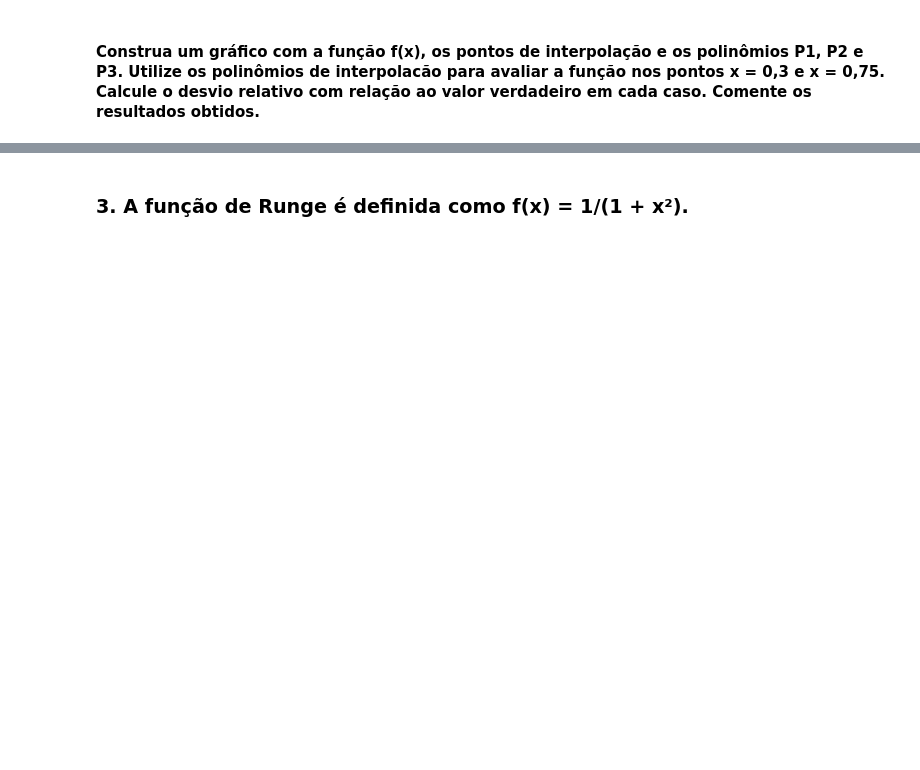
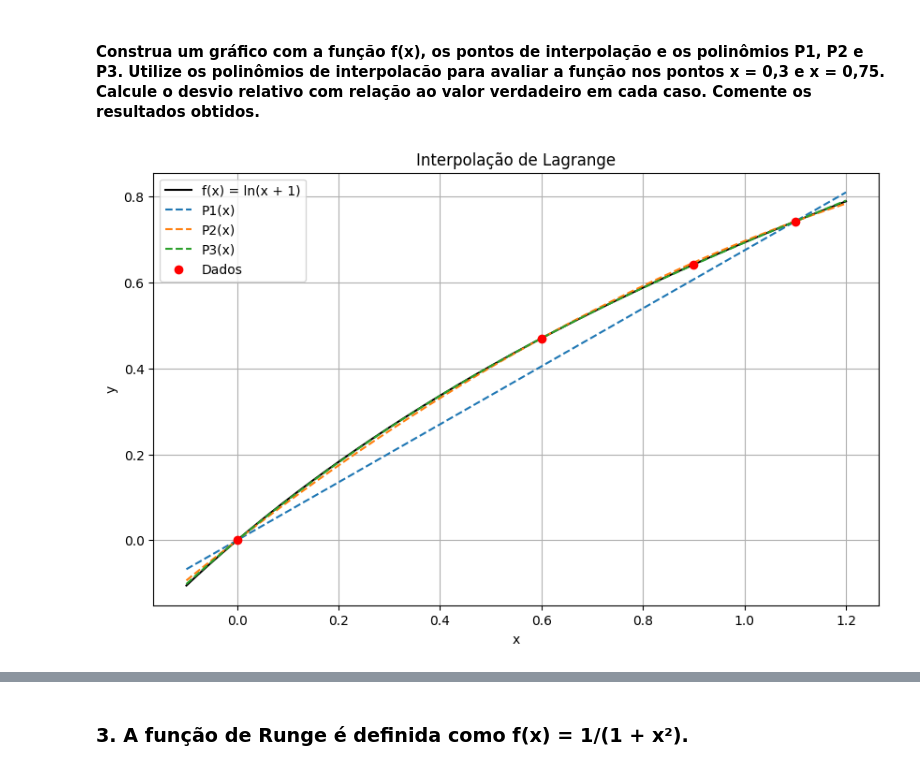
Before and after one commit to andreisilvasantos/Mestrado, a Jupyter notebook: Métodos Numéricos/AT3 - Metodos Numericos.ipynb, the cells around one changed output, grey strips where cells are left out. Saved outputs shown, nothing was run; the diff lists cells and outputs as text; code cells hidden in the pictures; blank space fills up the shorter version.

```diff
--- a/Métodos Numéricos/AT3 - Metodos Numericos.ipynb
+++ b/Métodos Numéricos/AT3 - Metodos Numericos.ipynb
@@ -98,2 +260,58 @@ Erro absoluto de P(3)
 # %% [markdown]
 #### Construa um gráfico com a função f(x), os pontos de interpolação e os polinômios P1, P2 e P3. Utilize os polinômios de interpolacão para avaliar a função nos pontos x = 0,3 e x = 0,75. Calcule o desvio relativo com relação ao valor verdadeiro em cada caso. Comente os resultados obtidos.
+# %%
+import numpy as np
+import matplotlib.pyplot as plt
+
+# Função original
+def f(x):
+    return np.log(x + 1)
+
+# Pontos dados
+x0, x1, x2, x3 = 0.0, 0.6, 0.9, 1.1
+y0, y1, y2, y3 = f(x0), f(x1), f(x2), f(x3)
+
+# Polinômio de grau 1
+def P1(x):
+    return 0.6745 * x
+
+# Polinômio de grau 2
+def P2(x):
+    return 0.470 * x * (x - 1.1) / - 0.3 + 0.742 * x * (x - 0.6) / 0.55
+
+# Polinômio de grau 3
+def P3(x):
+    return (0.470 * x * (x - 0.9) * (x - 1.1) / 0.09 +
+            0.641 * x * (x - 0.6) * (x - 1.1) / - 0.054 +
+            0.742 * x * (x - 0.6) * (x - 0.9) / 0.11)
+
+# Valores de x para plotagem
+x_values = np.linspace(-0.1, 1.2, 400)
+
+# Valores de f(x)
+y_values = f(x_values)
+
+# Valores dos polinômios
+P1_values = P1(x_values)
+P2_values = P2(x_values)
+P3_values = P3(x_values)
+
+# Pontos de interpolação
+x_points = [x0, x1, x2, x3]
+y_points = [y0, y1, y2, y3]
+
+# Plotagem
+plt.figure(figsize=(10, 6))
+plt.plot(x_values, y_values, label='f(x) = ln(x + 1)', color='black')
+plt.plot(x_values, P1_values, label='P1(x)', linestyle='--')
+plt.plot(x_values, P2_values, label='P2(x)', linestyle='--')
+plt.plot(x_values, P3_values, label='P3(x)', linestyle='--')
+plt.scatter(x_points, y_points, label='Dados', color='red', zorder=5)
+plt.xlabel('x')
+plt.ylabel('y')
+plt.legend()
+plt.title('Interpolação de Lagrange')
+plt.grid(True)
+plt.show()
+# %% [output]
+[figure, added]
```
Also changed, not shown: parts of 16 cells of this notebook.
